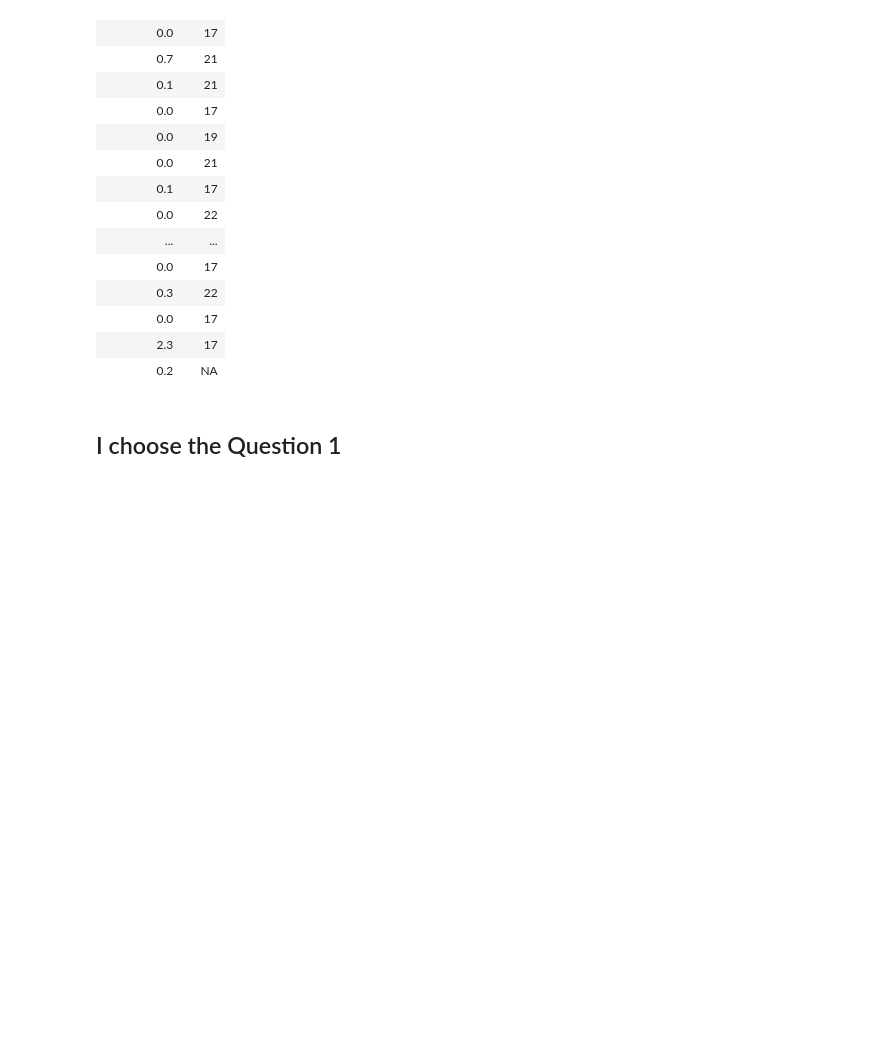
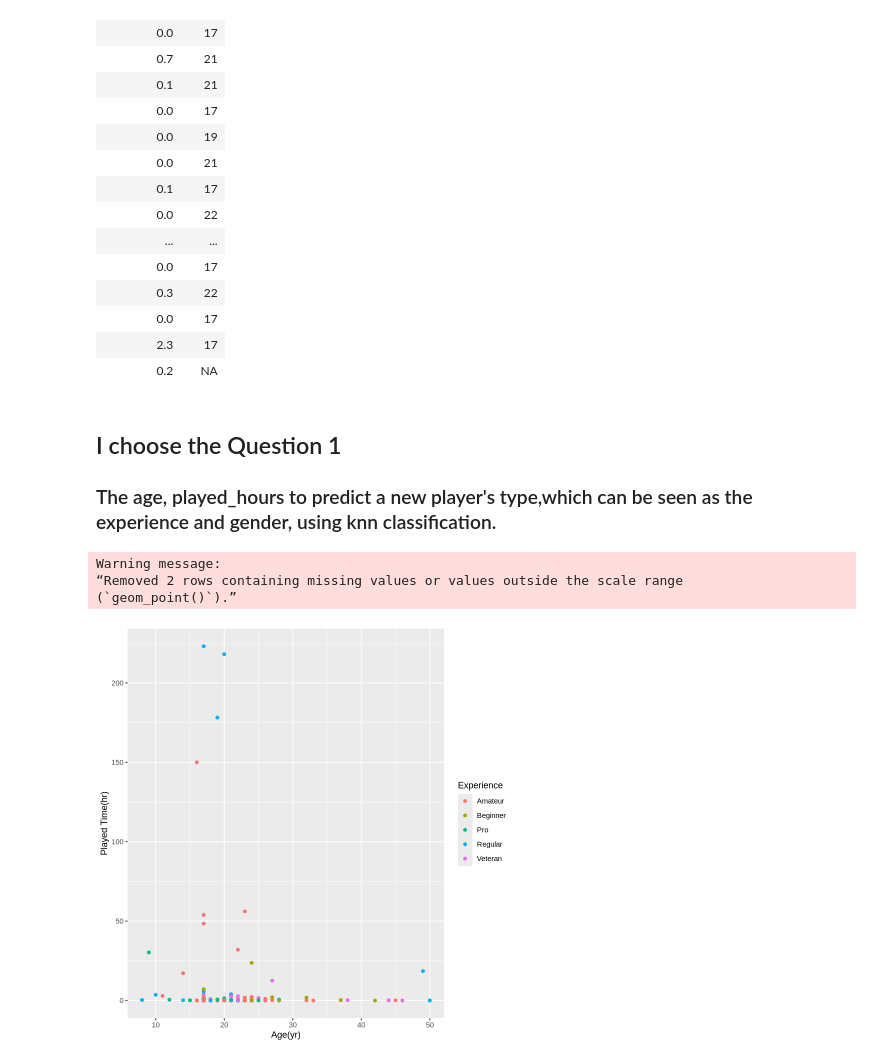
Before and after one commit to Tim03-nb/Tim-Qin-45776374-Project, a Jupyter notebook: Project_Code.ipynb, the cells around one changed output. Drawn from its saved outputs; the diff is of its cells as text; code cells hidden in the pictures; blank space fills up the shorter version.

Commit message:
Make the graph to see if the "age", "played_hours" can be used to predict.

```diff
--- a/Project_Code.ipynb
+++ b/Project_Code.ipynb
@@ -70,3 +59,13 @@ A tibble: 196 × 2
 | 0.2 | NA |
 # %% [markdown]
 ## I choose the Question 1
+### The age, played_hours to predict a new player's type,which can be seen as the experience and gender, using knn classification.
+# %%
+ggplot(data_players, aes(x=Age, y=played_hours)) +
+geom_point(aes(color=experience))+
+labs(x="Age(yr)",y="Played Time(hr)",color="Experience")
+# %% [output]
+Warning message:
+“Removed 2 rows containing missing values or values outside the scale range
+(`geom_point()`).”
+[figure, added]
```
Also changed, not shown: parts of 3 cells of this notebook.
